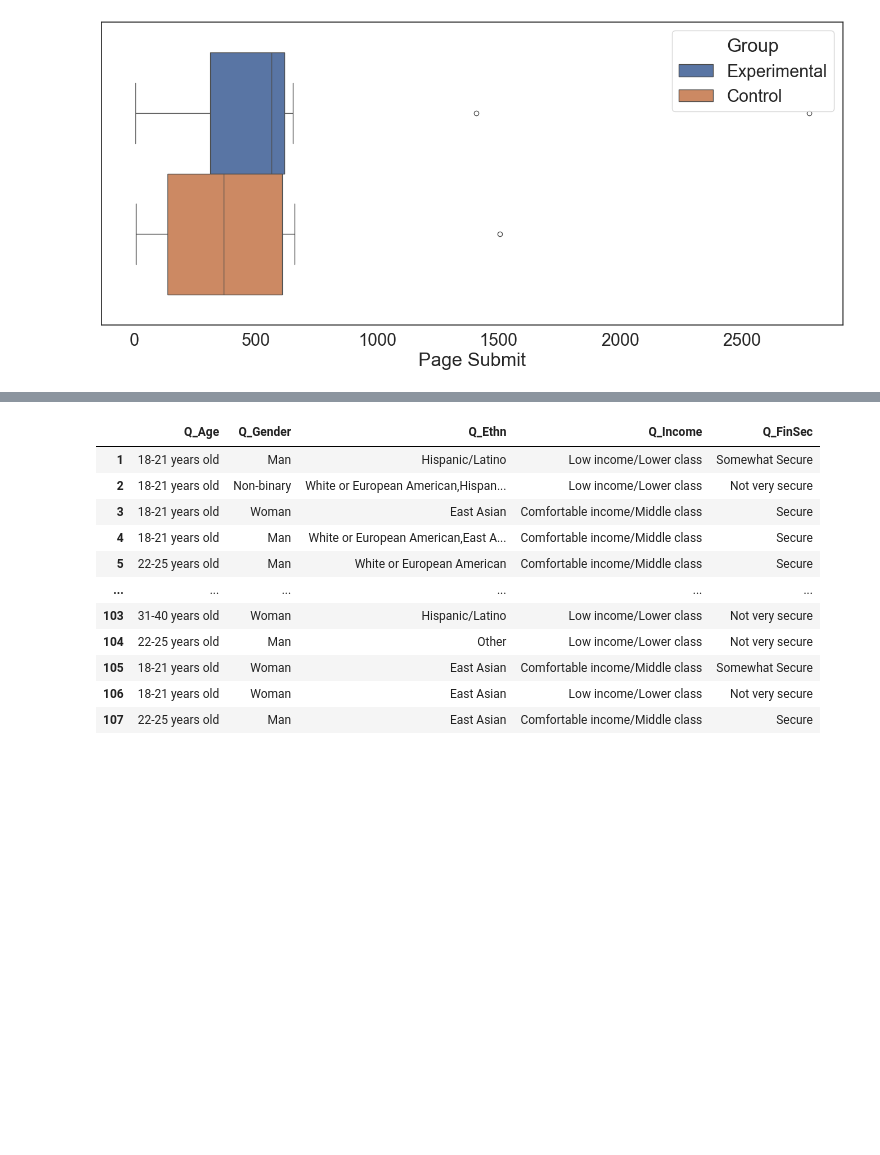
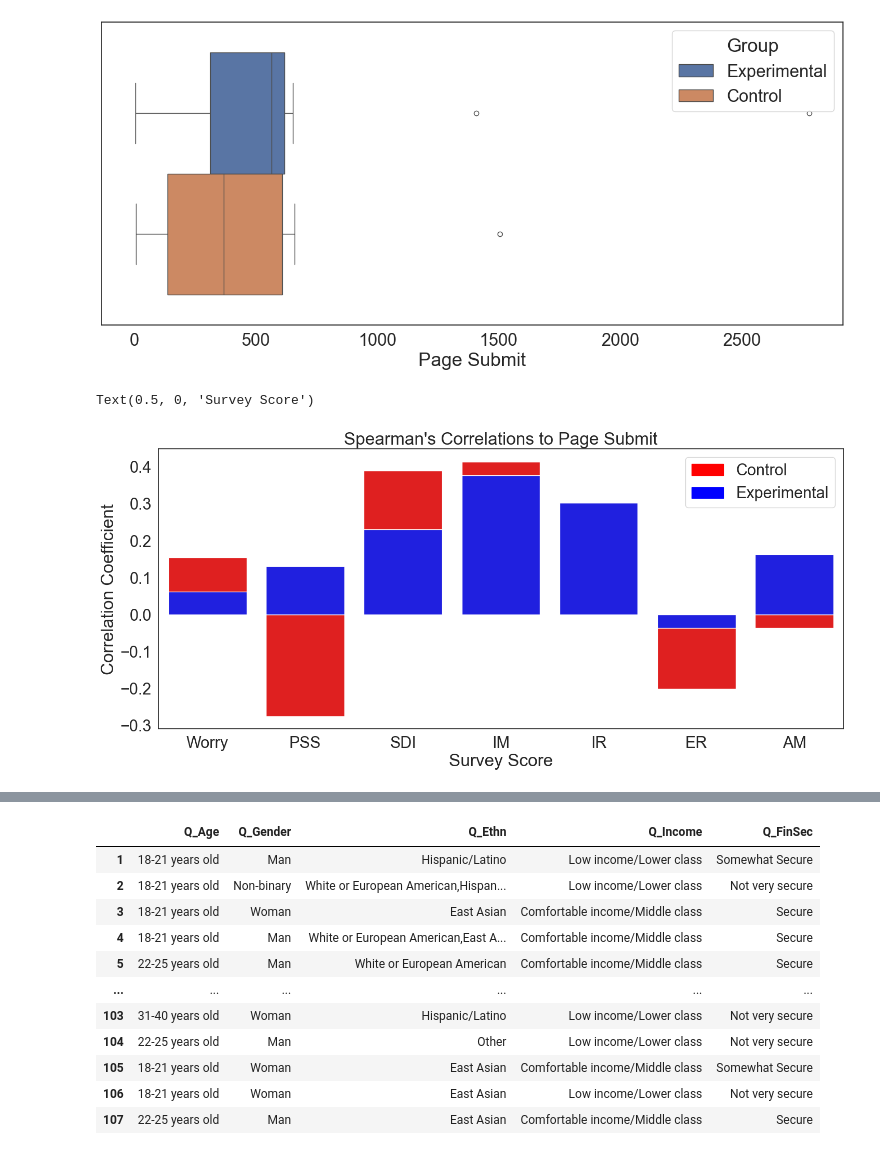
Before and after one commit to sophieneale/COGS164, a Jupyter notebook: 164vis.ipynb, the cells around one changed output, grey strips where cells are left out. Cells and saved outputs as stored; diff of their text form; code cells hidden in the pictures; blank space fills up the shorter version.

```diff
--- a/164vis.ipynb
+++ b/164vis.ipynb
@@ -244,3 +245,16 @@ sns.boxplot(data=data.droplevel(level=0, axis=1), x="Page Submit", hue="Group")
 # %% [output]
 <Axes: xlabel='Page Submit'>
 [figure]
+# %%
+# Plot correlations to quitting time of all survey results
+C_bar = sns.barplot(data= spearman_C["Page Submit"], color= 'red')
+C_patch = mpatches.Patch(color='red', label='Control')
+E_bar = sns.barplot(data= spearman_E["Page Submit"], color= 'blue')
+E_patch = mpatches.Patch(color='blue', label='Experimental')
+plt.legend(handles= [C_patch, E_patch])
+plt.title("Spearman's Correlations to Page Submit")
+plt.ylabel("Correlation Coefficient")
+plt.xlabel("Survey Score")
+# %% [output]
+Text(0.5, 0, 'Survey Score')
+[figure, added]
```
Also changed, not shown: parts of 7 cells of this notebook.
